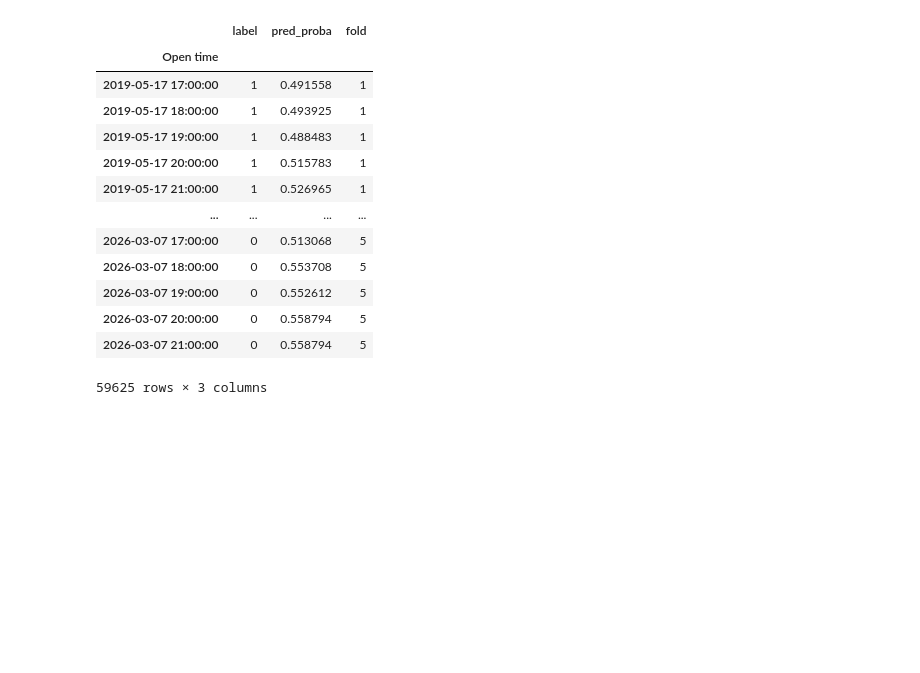
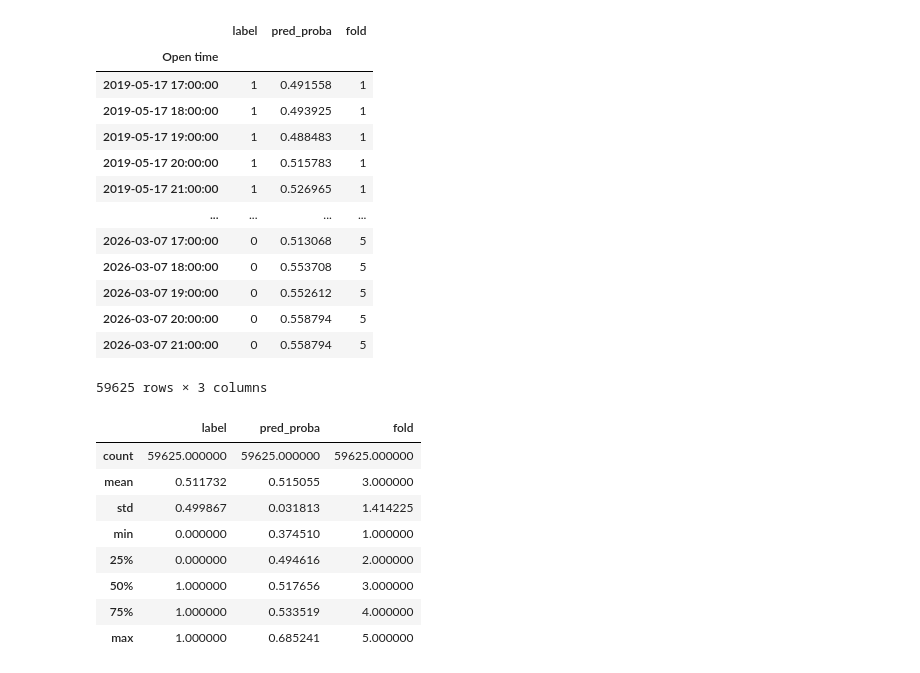
Before and after one commit to rajeevankrajendran-creator/systematic_trading, a Jupyter notebook: systematic_trading_backend/notebooks/Master_Notebook.ipynb, the cells around one changed output. Drawn from its saved outputs; the diff is of its cells as text; code cells hidden in the pictures; blank space fills up the shorter version.

```diff
--- a/systematic_trading_backend/notebooks/Master_Notebook.ipynb
+++ b/systematic_trading_backend/notebooks/Master_Notebook.ipynb
@@ -295,3 +337,15 @@ results
 | 2026-03-07 20:00:00 | 0 | 0.558794 | 5 |
 | 2026-03-07 21:00:00 | 0 | 0.558794 | 5 |
 59625 rows × 3 columns
+# %%
+results.describe()
+# %% [output]
+|  | label | pred_proba | fold |
+| count | 59625.000000 | 59625.000000 | 59625.000000 |
+| mean | 0.511732 | 0.515055 | 3.000000 |
+| std | 0.499867 | 0.031813 | 1.414225 |
+| min | 0.000000 | 0.374510 | 1.000000 |
+| 25% | 0.000000 | 0.494616 | 2.000000 |
+| 50% | 1.000000 | 0.517656 | 3.000000 |
+| 75% | 1.000000 | 0.533519 | 4.000000 |
+| max | 1.000000 | 0.685241 | 5.000000 |
```
Also changed, not shown: parts of 3 cells of this notebook, 1 other file.
